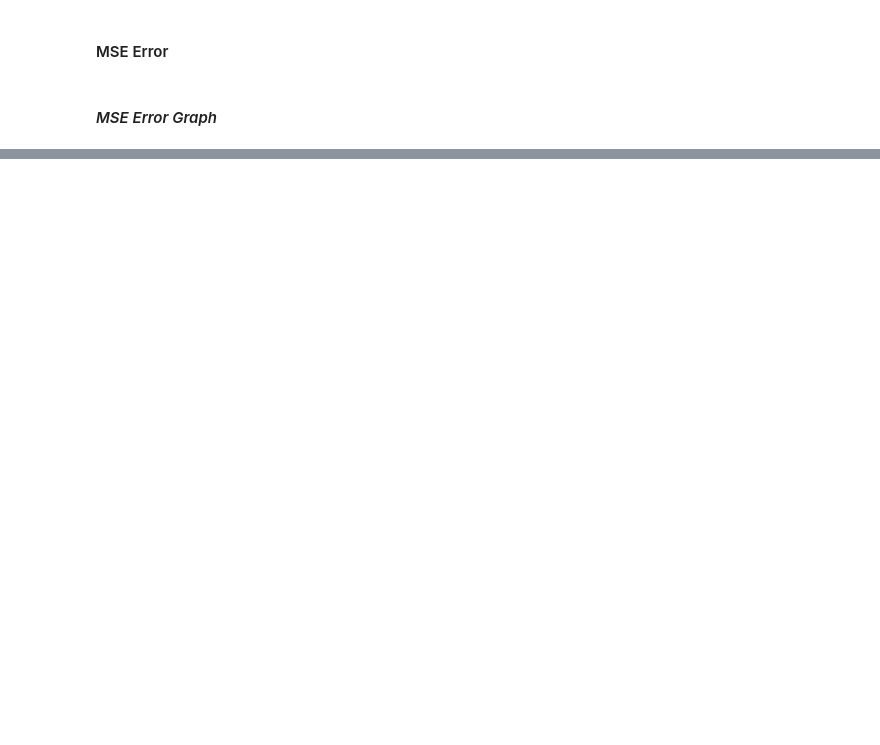
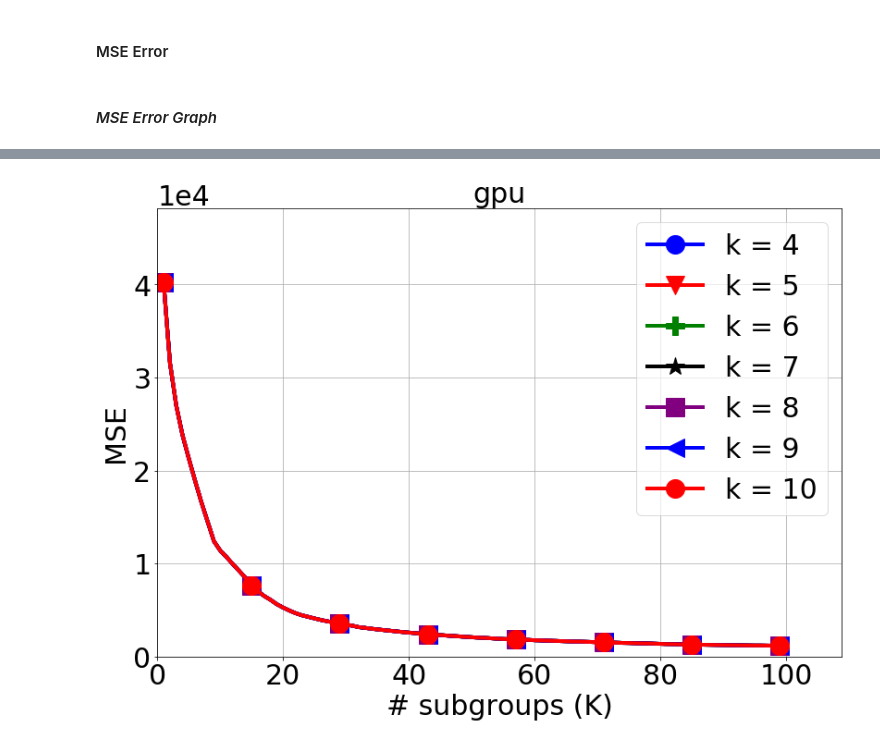
Before and after one commit to RemilYoucef/split-sd4x-dm2l, a Jupyter notebook: tabular data/regression/Benchmarks/4. gpu performances/supplementary tests/gpu_tests_eval.ipynb, the cells around one changed output, grey strips where cells are left out. Saved outputs shown, nothing was run; the diff lists cells and outputs as text; code cells hidden in the pictures; blank space fills up the shorter version.

```diff
--- a/tabular data/regression/Benchmarks/4. gpu performances/supplementary tests/gpu_tests_eval.ipynb
+++ b/tabular data/regression/Benchmarks/4. gpu performances/supplementary tests/gpu_tests_eval.ipynb
@@ -119,0 +258,4 @@ plotMSEwrtNbModels('gpu_performs',path)
+# %%
+plotMSEDiscWidth('gpu',path)
+# %% [output]
+[figure, added]
```
Also changed, not shown: parts of 28 cells of this notebook, 30 other files.
